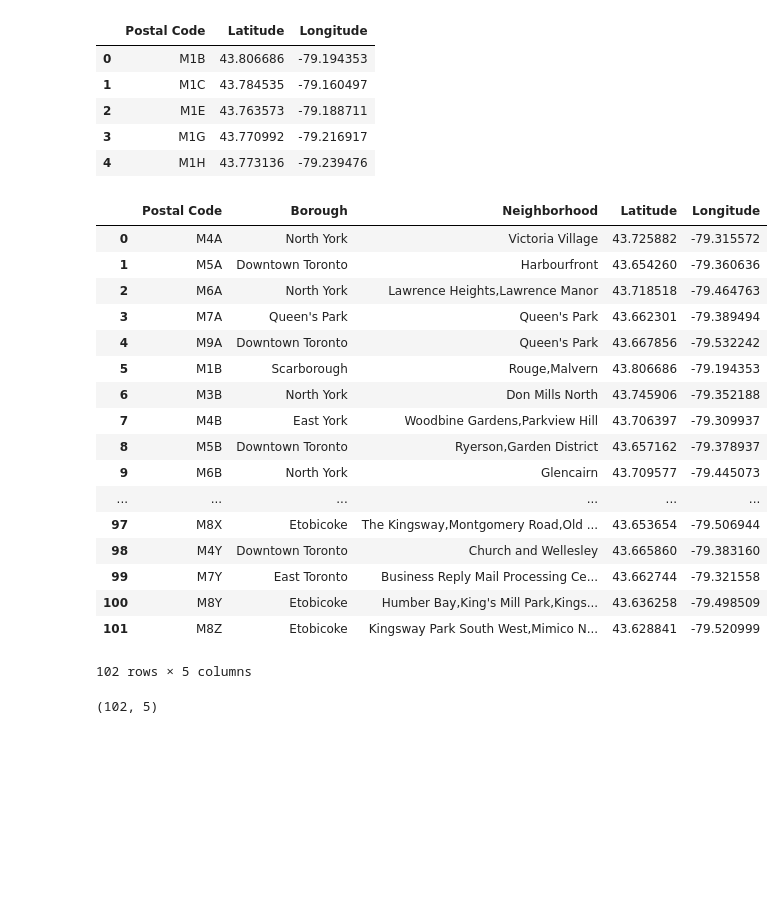
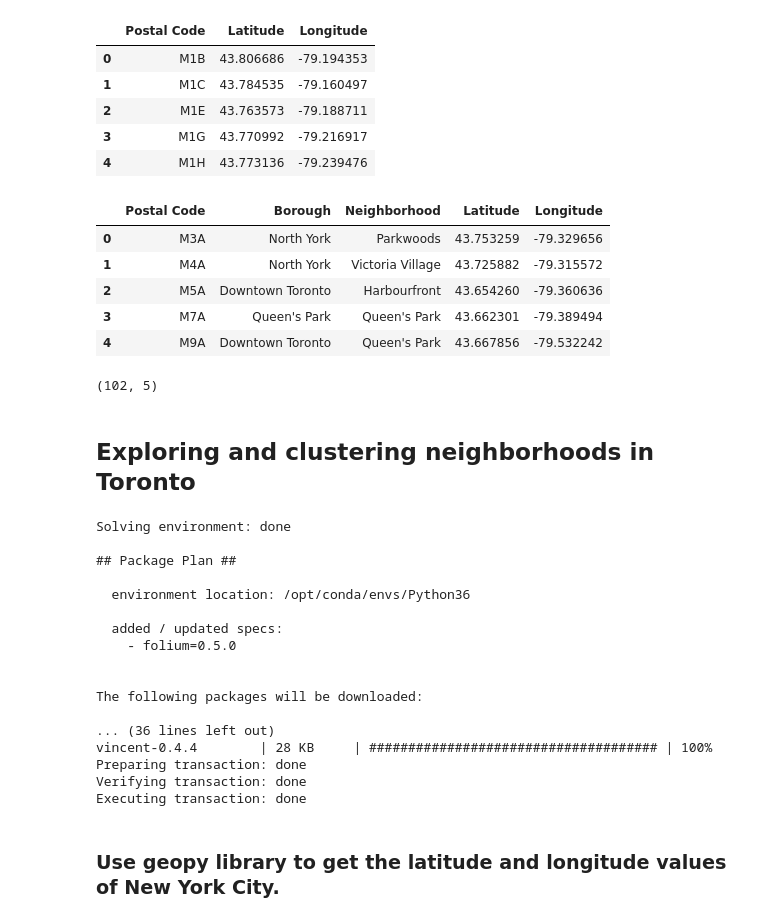
Before and after one commit to jimmy-io/Coursera_Capstone, a Jupyter notebook: Jimmy's Capstone Project - Week 3.ipynb, the cells around one changed output. Saved outputs shown, nothing was run; the diff lists cells and outputs as text; code cells hidden in the pictures; blank space fills up the shorter version.

```diff
--- a/Jimmy's Capstone Project - Week 3.ipynb
+++ b/Jimmy's Capstone Project - Week 3.ipynb
@@ -29,10 +25,9 @@ for tr in table_rows:
 # %% [markdown]
 #### Creating the dataframe and cleaning up the data
 # %%
-df1 = pd.DataFrame(ls, columns = ['Postal Code','Borough','Neighborhood']).drop(df1.index[0]) #Dropping the first row because it does not have any values
-
+df1 = pd.DataFrame(ls, columns = ['Postal Code','Borough','Neighborhood']) #Dropping the first row because it does not have any values
+df1 = df1.drop(df1.index[0])
 df1 = df1[df1.Borough != 'Not assigned'] #Droppign rows with unassigned Boroughs
-
-df1.head(10)
+df1.head()
 # %% [output]
 |  | Postal Code | Borough | Neighborhood |
@@ -115,29 +87,60 @@ df_latlon.head()
 | 3 | M1G | 43.770992 | -79.216917 |
 | 4 | M1H | 43.773136 | -79.239476 |
 # %%
-df3 = pd.merge(df2, df_latlon, 'left', on = 'Postal Code')
-
-df3
+df3 = pd.merge(df2, df_latlon, 'left', on = 'Postal Code') ## Merging the Lat-Lon data with the previous dataframe
+df3.head()
 # %% [output]
 |  | Postal Code | Borough | Neighborhood | Latitude | Longitude |
-| 0 | M4A | North York | Victoria Village | 43.725882 | -79.315572 |
-| 1 | M5A | Downtown Toronto | Harbourfront | 43.654260 | -79.360636 |
-| 2 | M6A | North York | Lawrence Heights,Lawrence Manor | 43.718518 | -79.464763 |
+| 0 | M3A | North York | Parkwoods | 43.753259 | -79.329656 |
+| 1 | M4A | North York | Victoria Village | 43.725882 | -79.315572 |
+| 2 | M5A | Downtown Toronto | Harbourfront | 43.654260 | -79.360636 |
 | 3 | M7A | Queen's Park | Queen's Park | 43.662301 | -79.389494 |
 | 4 | M9A | Downtown Toronto | Queen's Park | 43.667856 | -79.532242 |
-| 5 | M1B | Scarborough | Rouge,Malvern | 43.806686 | -79.194353 |
-| 6 | M3B | North York | Don Mills North | 43.745906 | -79.352188 |
-| 7 | M4B | East York | Woodbine Gardens,Parkview Hill | 43.706397 | -79.309937 |
-| 8 | M5B | Downtown Toronto | Ryerson,Garden District | 43.657162 | -79.378937 |
-| 9 | M6B | North York | Glencairn | 43.709577 | -79.445073 |
-| ... | ... | ... | ... | ... | ... |
-| 97 | M8X | Etobicoke | The Kingsway,Montgomery Road,Old ... | 43.653654 | -79.506944 |
-| 98 | M4Y | Downtown Toronto | Church and Wellesley | 43.665860 | -79.383160 |
-| 99 | M7Y | East Toronto | Business Reply Mail Processing Ce... | 43.662744 | -79.321558 |
-| 100 | M8Y | Etobicoke | Humber Bay,King's Mill Park,Kings... | 43.636258 | -79.498509 |
-| 101 | M8Z | Etobicoke | Kingsway Park South West,Mimico N... | 43.628841 | -79.520999 |
-102 rows × 5 columns
 # %%
 df3.shape
 # %% [output]
 (102, 5)
+# %% [markdown]
+## Exploring and clustering neighborhoods in Toronto
+# %%
+import numpy as np # library to handle data in a vectorized manner
+
+import pandas as pd # library for data analsysis
+pd.set_option('display.max_columns', None)
+pd.set_option('display.max_rows', None)
+
+import json # library to handle JSON files
+
+from geopy.geocoders import Nominatim # convert an address into latitude and longitude values
+
+import requests # library to handle requests
+from pandas.io.json import json_normalize # tranform JSON file into a pandas dataframe
+
+import matplotlib.cm as cm
+import matplotlib.colors as colors
+
+# import k-means from clustering stage
+from sklearn.cluster import KMeans
+
+!conda install -c conda-forge folium=0.5.0 --yes
+import folium # map rendering library
+# %% [output]
+Solving environment: done
+
+## Package Plan ##
+
+  environment location: /opt/conda/envs/Python36
+
+  added / updated specs:
+    - folium=0.5.0
+
+
+The following packages will be downloaded:
+
+... (36 lines left out)
+vincent-0.4.4        | 28 KB     | ##################################### | 100%
+Preparing transaction: done
+Verifying transaction: done
+Executing transaction: done
+# %% [markdown]
+### Use geopy library to get the latitude and longitude values of New York City.
```
Also changed, not shown: parts of 42 cells of this notebook.
